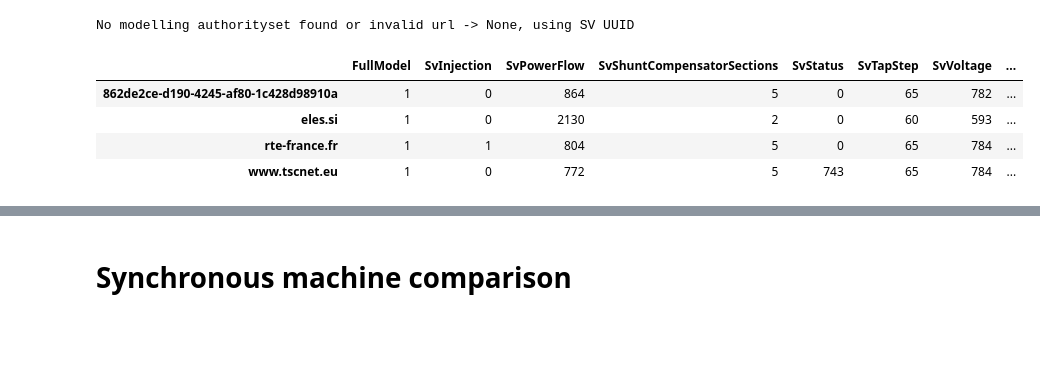
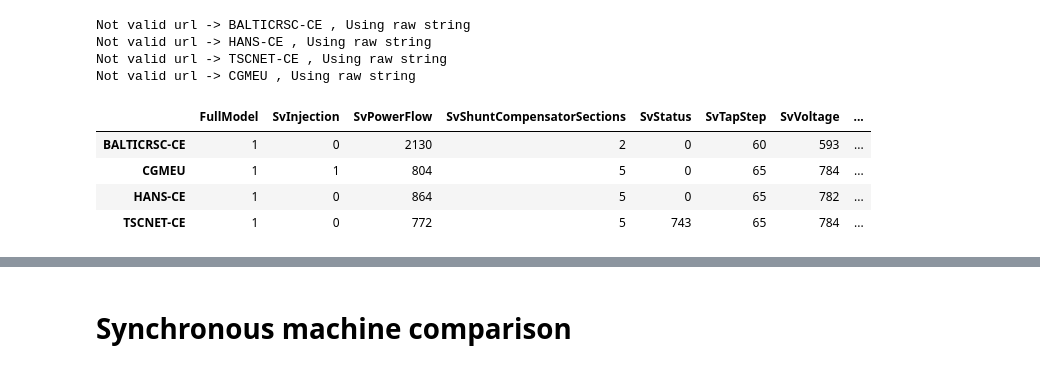
Before and after one commit to Haigutus/USVDM, a Jupyter notebook: Tools/RDF_PARSER/SV_comparison.ipynb, the cells around one changed output, grey strips where cells are left out. Cells and saved outputs as stored; diff of their text form; code cells hidden in the pictures; blank space fills up the shorter version.

```diff
--- a/Tools/RDF_PARSER/SV_comparison.ipynb
+++ b/Tools/RDF_PARSER/SV_comparison.ipynb
@@ -73,7 +73,7 @@ pandas.set_option('display.max_colwidth', -1) # Don't truncate cells
 
 
 # Define here paths that you want to load. Load only SV files you want to compare, usually CGM SV files
-paths = [r"C:\IOPs\IOP150519\RSC_MERGE\20190515T0930Z_1D_BALTICRSC-CE_003.zip",
+paths = [r"C:\IOPs\IOP150519\RSC_MERGE\20190515T0930Z_1D_BALTICRSC-CE_003\20190514T0930Z_1D_BALTICRSC-CE_SV_003.zip",
          r"C:\IOPs\IOP150519\RSC_MERGE\20190515T0930Z_1D_CORESO-CE_002.zip",
          r"C:\IOPs\IOP150519\RSC_MERGE\20190515T0930Z_1D_HANS-CE_004.zip",
          r"C:\IOPs\IOP150519\RSC_MERGE\20190515T0930Z_1D_TSCNET-CE_003_distributed_slack.zip",
@@ -100,3 +100,13 @@ Loading 20190515T0930Z_1D_CGMEU_SV_003.xml
 Loading 20190515T0930Z_1D_ELES_SSH_003.xml
 Loading 20190515T0930Z_1D_HOPS_SSH_003.xml
 Loading 20190515T0930Z_1D_NOSBIH_SSH_003.xml
+# %%
+filenames_list = []
+for row, file_metadata in data.query("KEY=='Lable'").iterrows():
+    file_meta_dict = get_metadata_from_filename(file_metadata["VALUE"])
+    file_meta_dict["ID"] = file_metadata["INSTANCE_ID"]
+    filenames_list.append(file_meta_dict)
+
+filename_data = pandas.DataFrame(filenames_list)
+display(filename_data.sort_values("model_authority"))
+#get_metadata_from_filename(data.query("KEY=='Lable'")["VALUE"].tolist()[7])
@@ -228,39 +261,43 @@ SV_UUID_list = data.query("VALUE == 'http://entsoe.eu/CIM/StateVariables/4/1'").
 EMF_namelist = []
 
 for SV_UUID in SV_UUID_list:
 
     instance_data = data.query("INSTANCE_ID == '{}'".format(SV_UUID))
-    authority = instance_data.query("KEY == 'Model.modelingAuthoritySet'").VALUE.item()
+    #authority = instance_data.query("KEY == 'Model.modelingAuthoritySet'").VALUE.item()
+    authority = filename_data.query("ID == '{}'".format(SV_UUID))["model_authority"].item()
 
     try:
         EMF_name = urlparse(authority).netloc
 
     except:
         print("No modelling authorityset found or invalid url -> {}, using SV UUID".format(authority))
         EMF_name = SV_UUID
 
     if EMF_name == "":
         print ("Not valid url -> " + authority + " , Using raw string")
         EMF_name = authority
 
 
     comparison_dict["statistics"]["{}".format(EMF_name)] = instance_data.types_dict()
     comparison_dict["data"]["{}".format(EMF_name)]       = instance_data
 
     EMF_namelist.append(EMF_name)
 
 
 statistics = pandas.DataFrame(comparison_dict["statistics"])
 comparison_dict["report"]["SvStatistics"] = statistics
 
 statistics.fillna(0).T.style.applymap(color_negative_red).highlight_max(axis=0)
 # %% [output]
-No modelling authorityset found or invalid url -> None, using SV UUID
+Not valid url -> BALTICRSC-CE , Using raw string
+Not valid url -> HANS-CE , Using raw string
+Not valid url -> TSCNET-CE , Using raw string
+Not valid url -> CGMEU , Using raw string
 |  | FullModel | SvInjection | SvPowerFlow | SvShuntCompensatorSections | SvStatus | SvTapStep | SvVoltage | ... |
-| 862de2ce-d190-4245-af80-1c428d98910a | 1 | 0 | 864 | 5 | 0 | 65 | 782 | ... |
-| eles.si | 1 | 0 | 2130 | 2 | 0 | 60 | 593 | ... |
-| rte-france.fr | 1 | 1 | 804 | 5 | 0 | 65 | 784 | ... |
-| www.tscnet.eu | 1 | 0 | 772 | 5 | 743 | 65 | 784 | ... |
+| BALTICRSC-CE | 1 | 0 | 2130 | 2 | 0 | 60 | 593 | ... |
+| CGMEU | 1 | 1 | 804 | 5 | 0 | 65 | 784 | ... |
+| HANS-CE | 1 | 0 | 864 | 5 | 0 | 65 | 782 | ... |
+| TSCNET-CE | 1 | 0 | 772 | 5 | 743 | 65 | 784 | ... |
 # %%
 
 # Add here parameters to compere and at what index
```
Also changed, not shown: parts of 17 cells of this notebook, 1 other file.
